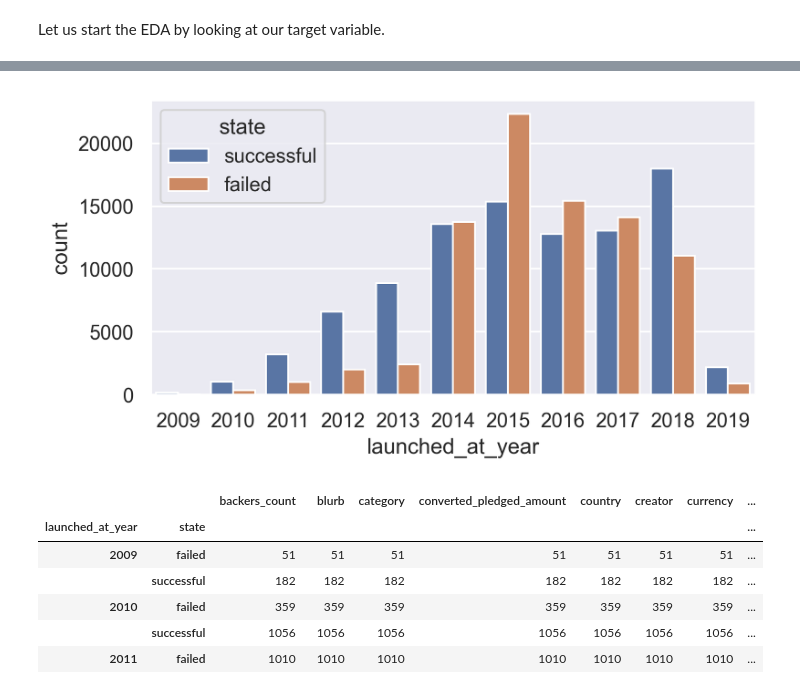
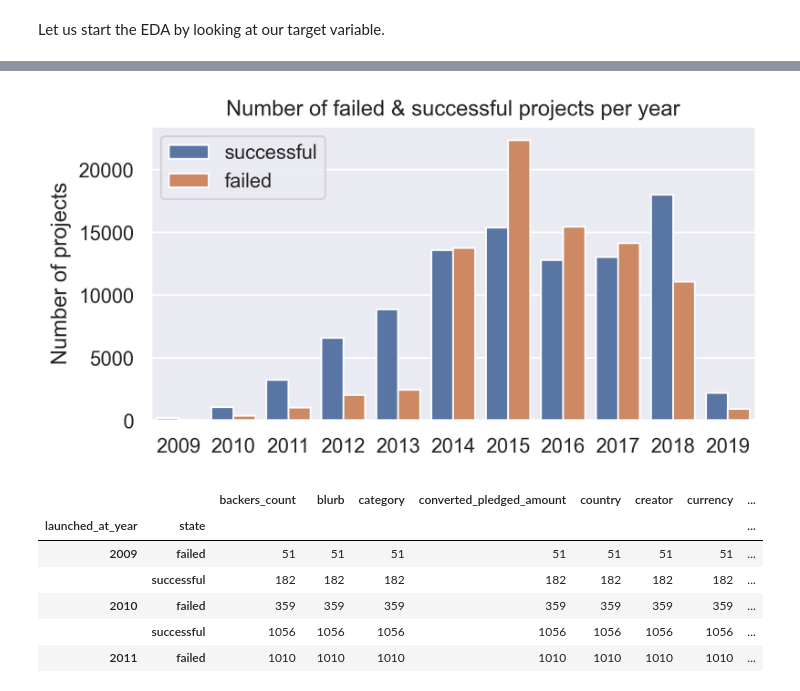
Before and after one commit to reneebrecht/ds-ml-project-kickstarter, a Jupyter notebook: EDA_max.ipynb, the cells around one changed output, grey strips where cells are left out. Saved outputs shown, nothing was run; the diff lists cells and outputs as text; code cells hidden in the pictures.

Commit message:
Worked on my EDA and got some images.

```diff
--- a/EDA_max.ipynb
+++ b/EDA_max.ipynb
@@ -69,8 +94,13 @@ df_year_split = get_year_month_day(df, ['created_at', 'state_changed_at', 'deadl
 # %%
 # Plot the amount of successful and failed projects over the years.
-sns.countplot(data=df_year_split, x='launched_at_year', hue='state');
+ax = sns.countplot(data=df_year_split, x='launched_at_year', hue='state')
+ax.set(
+    title='Number of failed & successful projects per year',
+    xlabel=None,
+    ylabel='Number of projects')
+plt.legend();
 # %% [output]
-[figure, old version]
+[figure, new version]
 # %%
 df.groupby(['launched_at_year', 'state']).count()
 # %% [output]
```
Also changed, not shown: parts of 6 cells of this notebook, 2 other files.
